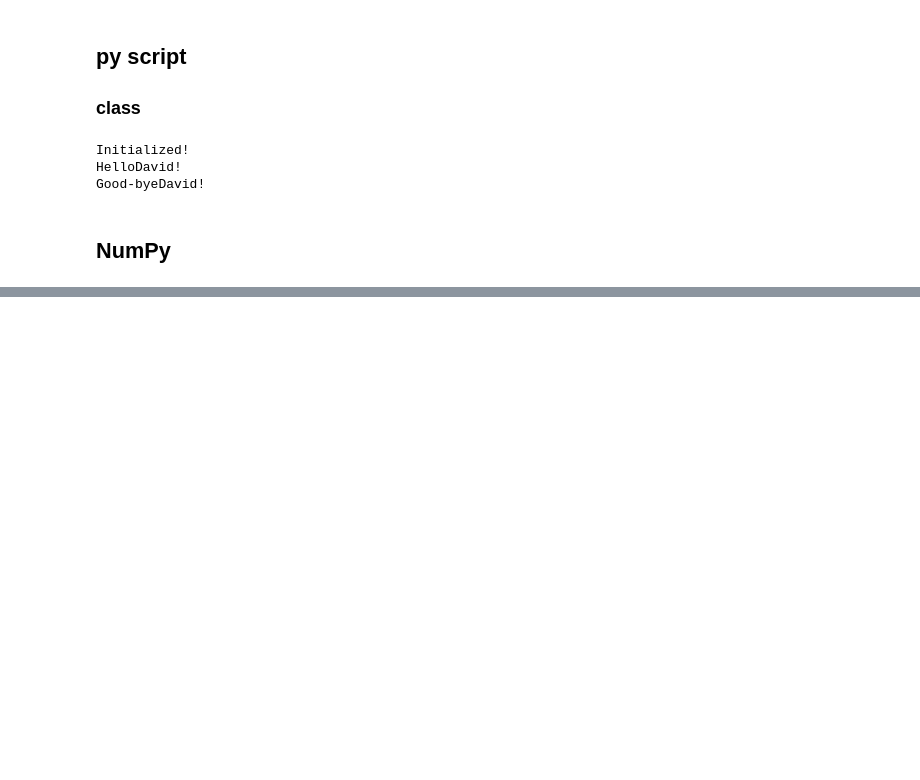
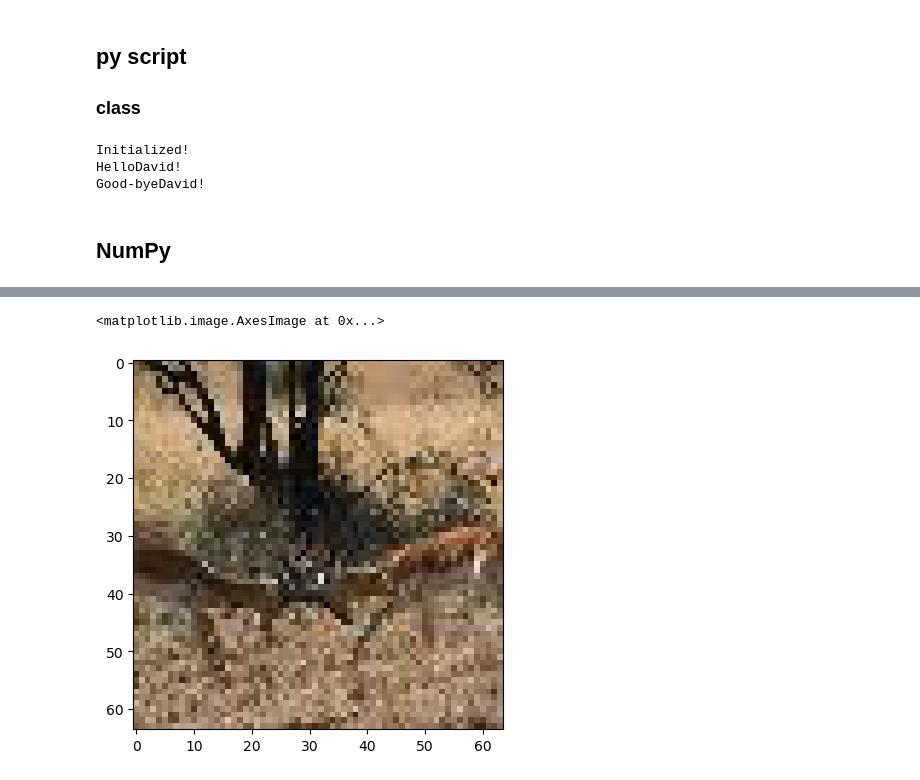
Before and after one commit to kindlezhang/python_study, a Jupyter notebook: deep learning from scratch/note book/01_python.ipynb, the cells around one changed output, grey strips where cells are left out. Cells and saved outputs as stored; diff of their text form; code cells hidden in the pictures; blank space fills up the shorter version.

```diff
--- a/deep learning from scratch/note book/01_python.ipynb
+++ b/deep learning from scratch/note book/01_python.ipynb
@@ -192,0 +304,11 @@ array([0.5, 0.5, 0.5])
+# %%
+# show image
+import numpy as np
+import matplotlib.pyplot as plt
+from matplotlib.image import imread
+im = imread("../data/test_12.JPEG")
+plt.imshow(im)
+plt.show()
+# %% [output]
+<matplotlib.image.AxesImage at 0x...>
+[figure, added]
```
Also changed, not shown: parts of 5 cells of this notebook, 4 other files.
